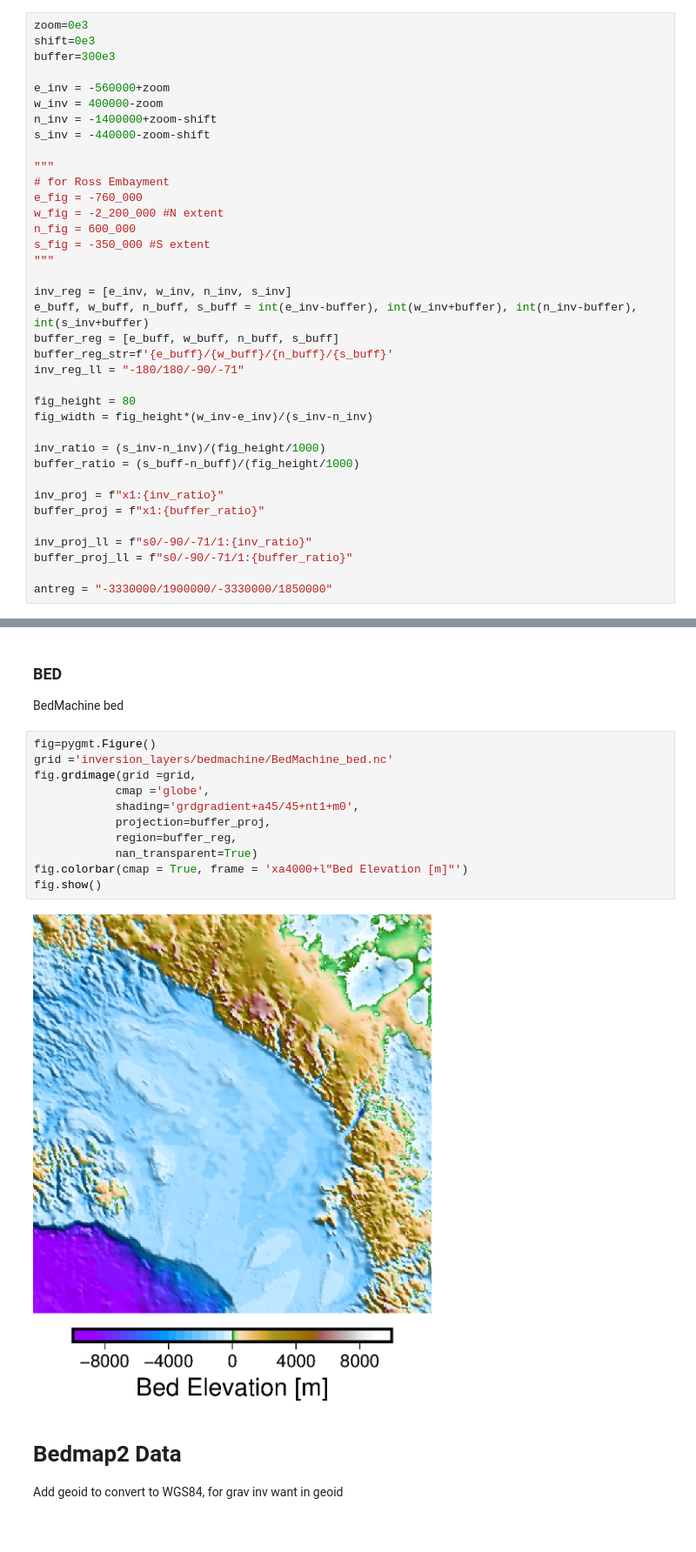
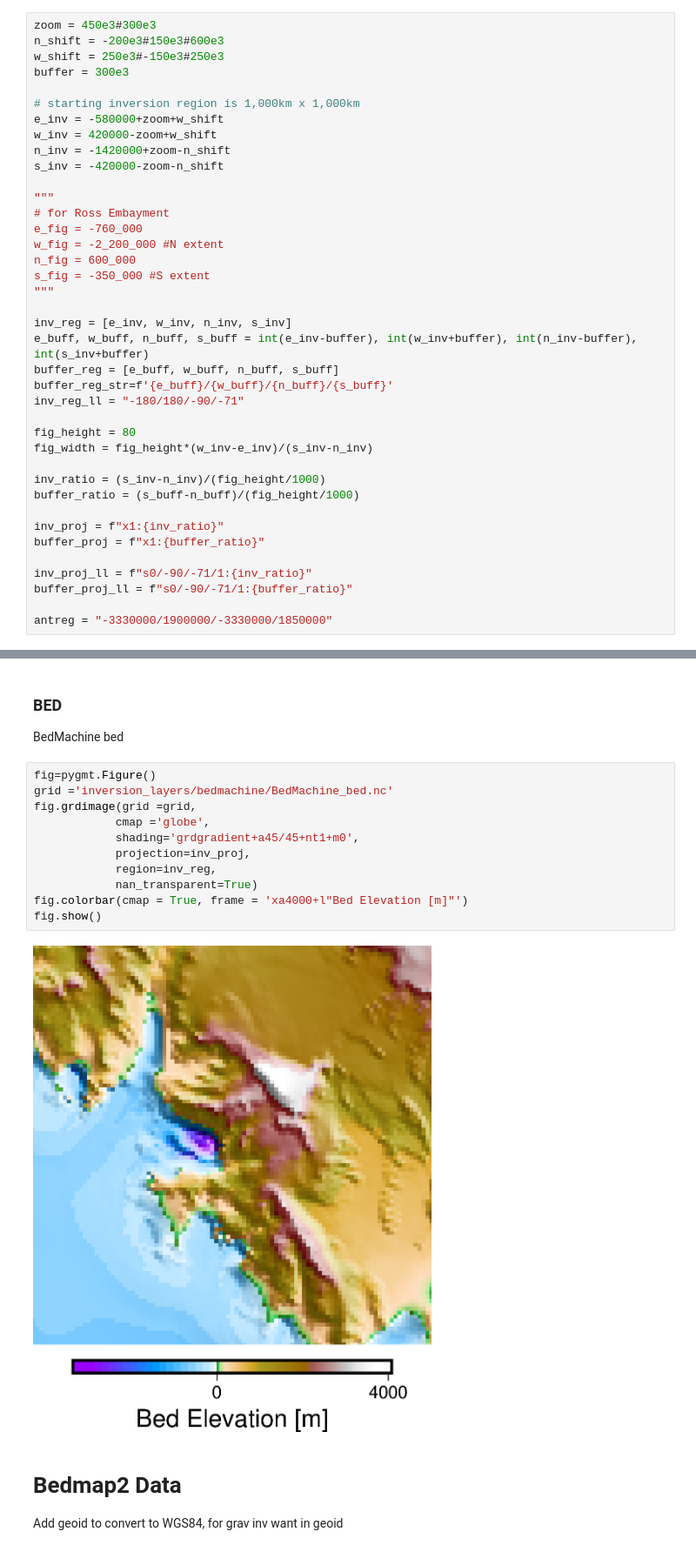
Before and after one commit to mdtanker/RIS_gravity_inversion, a Jupyter notebook: prepare_grids.ipynb, the cells around one changed output, grey strips where cells are left out. Shown at 87% size. Saved outputs shown, nothing was run; the diff lists cells and outputs as text.

Commit message:
fixed constraints and updated plotting

```diff
--- a/prepare_grids.ipynb
+++ b/prepare_grids.ipynb
@@ -16,14 +16,16 @@ from pygmt import session_management
 session_management.end()
 session_management.begin()
 # %%
-zoom=0e3
-shift=0e3
-buffer=300e3
+zoom = 450e3#300e3
+n_shift = -200e3#150e3#600e3
+w_shift = 250e3#-150e3#250e3
+buffer = 300e3
 
-e_inv = -560000+zoom
-w_inv = 400000-zoom
-n_inv = -1400000+zoom-shift
-s_inv = -440000-zoom-shift
+# starting inversion region is 1,000km x 1,000km
+e_inv = -580000+zoom+w_shift
+w_inv = 420000-zoom+w_shift
+n_inv = -1420000+zoom-n_shift
+s_inv = -420000-zoom-n_shift
 
 """
 # for Ross Embayment
@@ -105,16 +109,16 @@ BedMachine bed
 # %%
 fig=pygmt.Figure()
 grid ='inversion_layers/bedmachine/BedMachine_bed.nc'
 fig.grdimage(grid =grid,
             cmap ='globe',
             shading='grdgradient+a45/45+nt1+m0',
-            projection=buffer_proj,
-            region=buffer_reg,
+            projection=inv_proj,
+            region=inv_reg,
             nan_transparent=True)
 fig.colorbar(cmap = True, frame = 'xa4000+l"Bed Elevation [m]"')
 fig.show()
 # %% [output]
-[figure, old version]
+[figure, new version]
 # %% [markdown]
 # Bedmap2 Data
 Add geoid to convert to WGS84, for grav inv want in geoid
```
Also changed, not shown: parts of 3 cells of this notebook, 41 other files.
